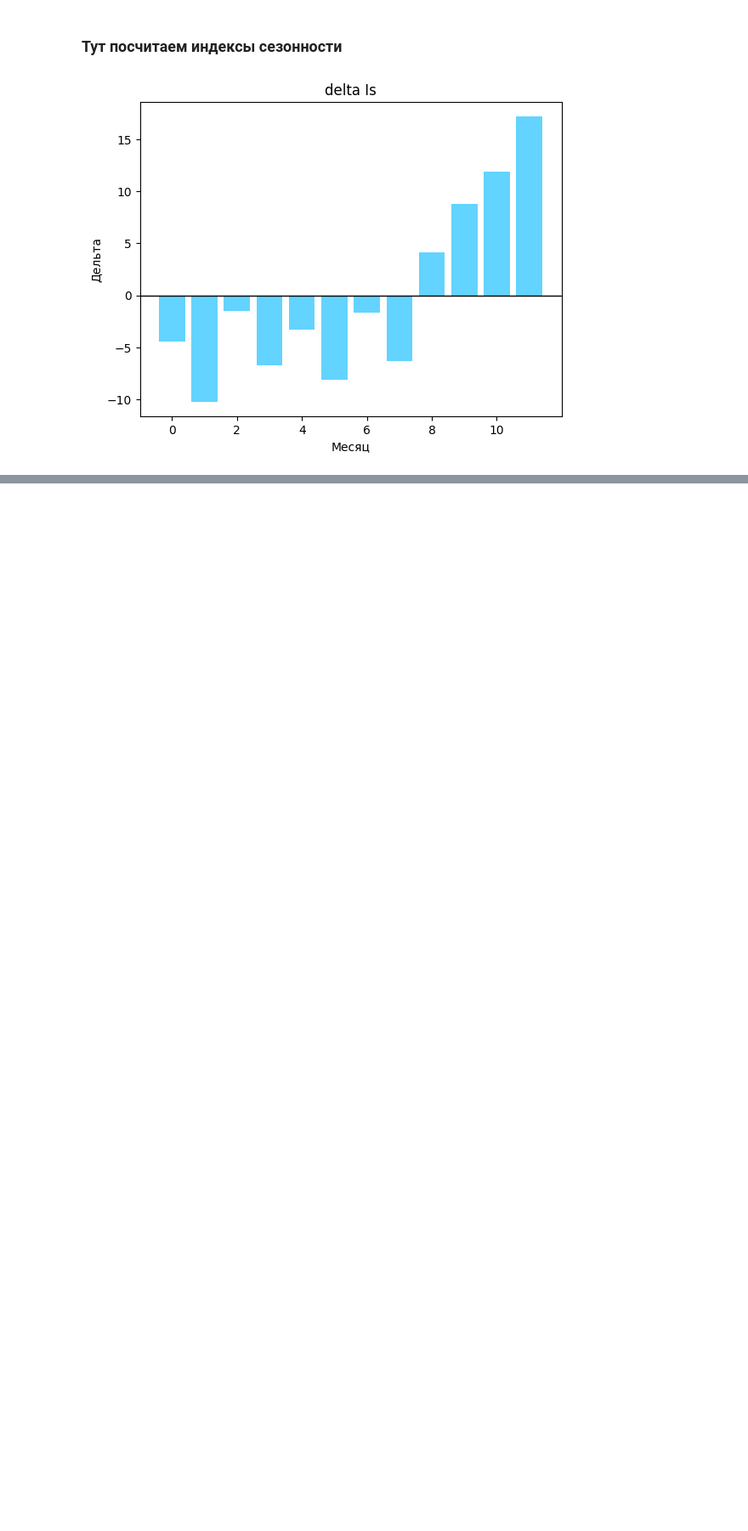
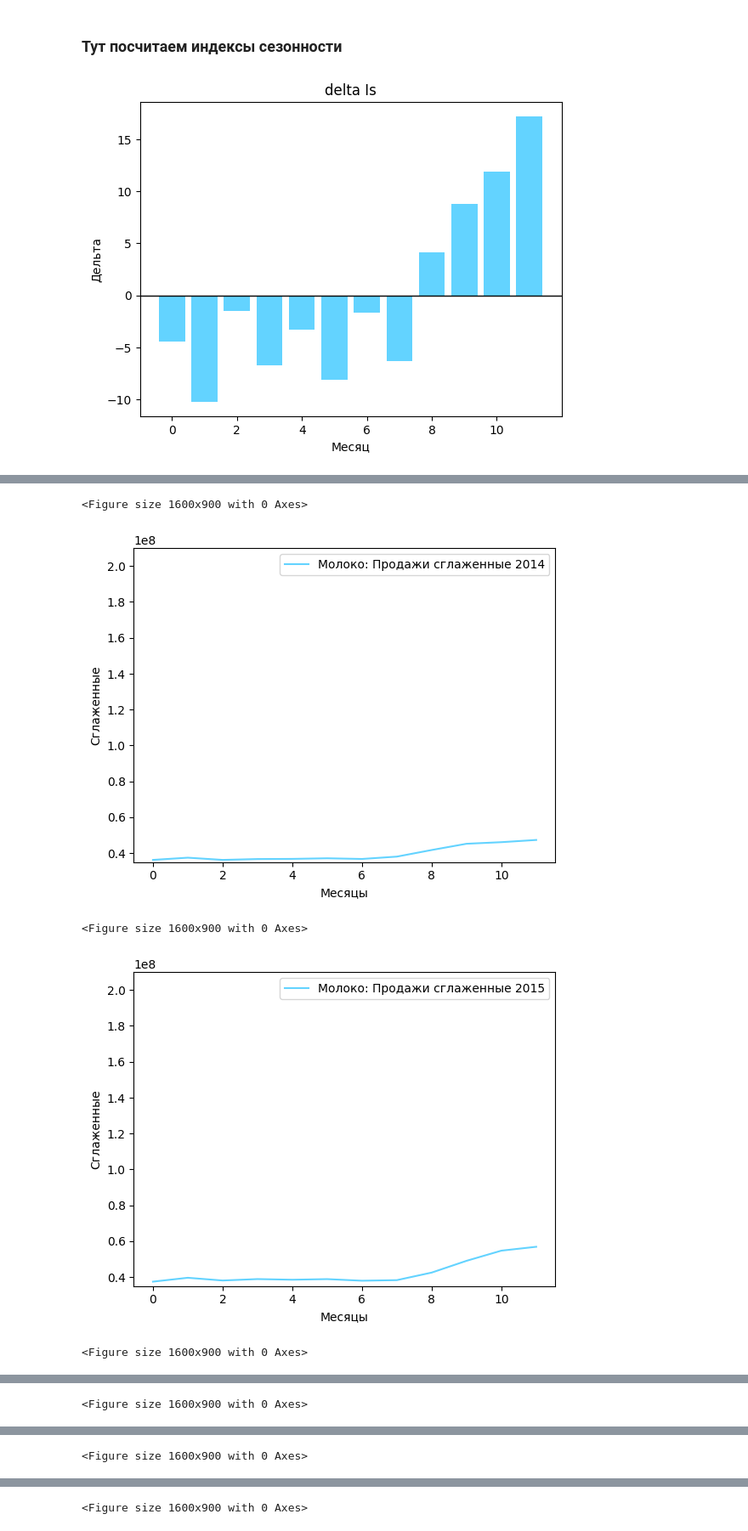
Before and after one commit to AltairkaGit/MilkStats, a Jupyter notebook: model.ipynb, the cells around one changed output, grey strips where cells are left out. Shown: that part at 85% size. Drawn from its saved outputs; the diff is of its cells as text; code cells hidden in the pictures; blank space fills up the shorter version.

```diff
--- a/model.ipynb
+++ b/model.ipynb
@@ -202,0 +207,45 @@ show_season_index(key)
+# %%
+# h - годы
+# n - месяцы
+# m - хз
+# i - месяц, j - год
+m = 3
+
+def sliding_mean(key):
+    data[key]['СглаженноеПоГодам'] = {}
+    for year in data[key]['Годы']:
+        data[key]['СглаженноеПоГодам'][year] = []
+
+    for year in data[key]['Годы']: #h
+        slide = 0
+        for i in range(m):
+            slide += data[key]['ПродажиПоГодам'][year][i] / m
+        for i in range(m, len(months)):
+            data[key]['СглаженноеПоГодам'][year].append(slide)
+            slide += data[key]['ПродажиПоГодам'][year][i] / m
+            slide -= data[key]['ПродажиПоГодам'][year][i-m] / m
+        data[key]['СглаженноеПоГодам'][year].append(slide)
+        yk, yl, l = data[key]['СглаженноеПоГодам'][year][-1], data[key]['СглаженноеПоГодам'][year][0], len(data[key]['СглаженноеПоГодам'][year]) - 3
+        tail = (yk - yl) / l
+        data[key]['СглаженноеПоГодам'][year].append(yk + tail)
+        data[key]['СглаженноеПоГодам'][year].insert(0, yl - tail)
+
+def show_sliding_mean(key):
+    for year, slide in sorted(data[key]['СглаженноеПоГодам'].items(), key=lambda x: x[0]):
+        plt.figure(figsize=(16, 9))
+        fig, ax = plt.subplots()
+        ax.set_ylim(35000000, 210000000)
+        sns.lineplot(x=range(len(slide)), y=slide, color='#63d3ff', label=key + ': Продажи сглаженные ' + str(year), ax=ax)
+        plt.xlabel('Месяцы')
+        plt.ylabel('Сглаженные')
+        plt.show()
+
+
+sliding_mean(key)
+show_sliding_mean(key)
+# %% [output]
+<Figure size 1600x900 with 0 Axes>
+[figure, added]
+<Figure size 1600x900 with 0 Axes>
+[figure, added]
+<Figure size 1600x900 with 0 Axes>
@@ -202,0 +253 @@ show_season_index(key)
+<Figure size 1600x900 with 0 Axes>
@@ -202,0 +255 @@ show_season_index(key)
+<Figure size 1600x900 with 0 Axes>
@@ -202,0 +257 @@ show_season_index(key)
+<Figure size 1600x900 with 0 Axes>
```
Also changed, not shown: parts of 12 cells of this notebook.
